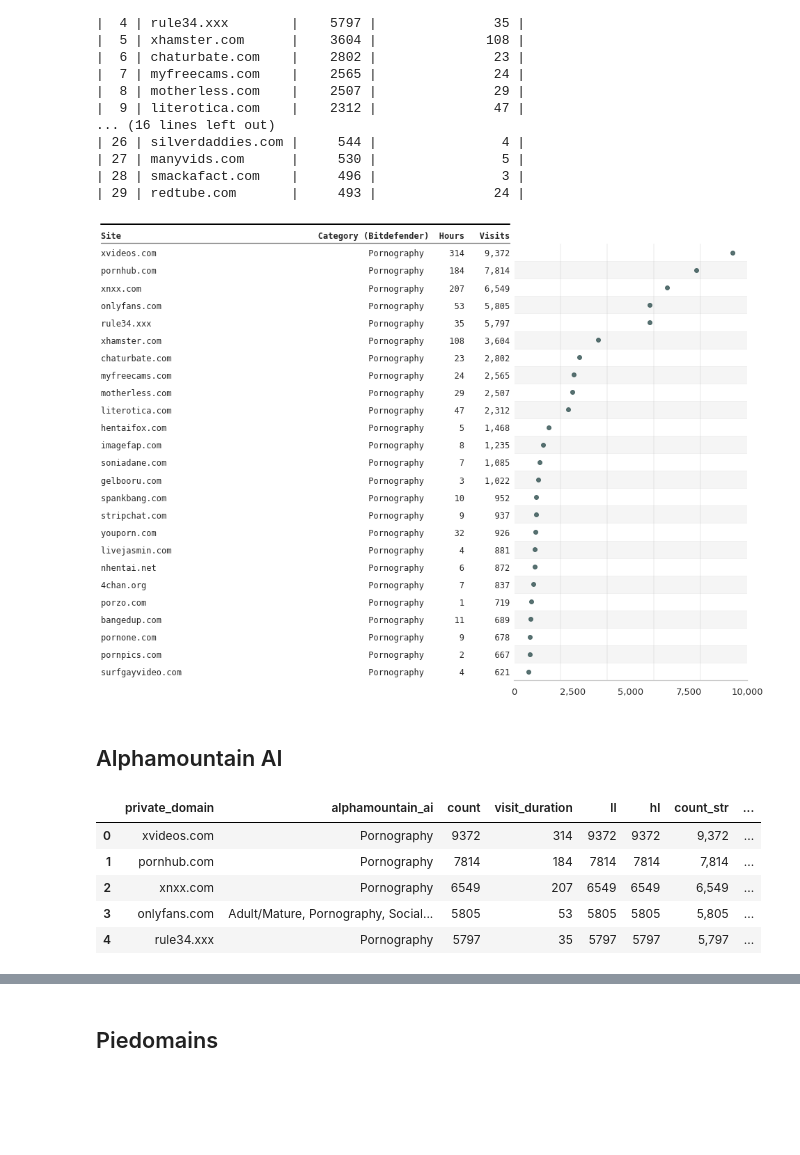
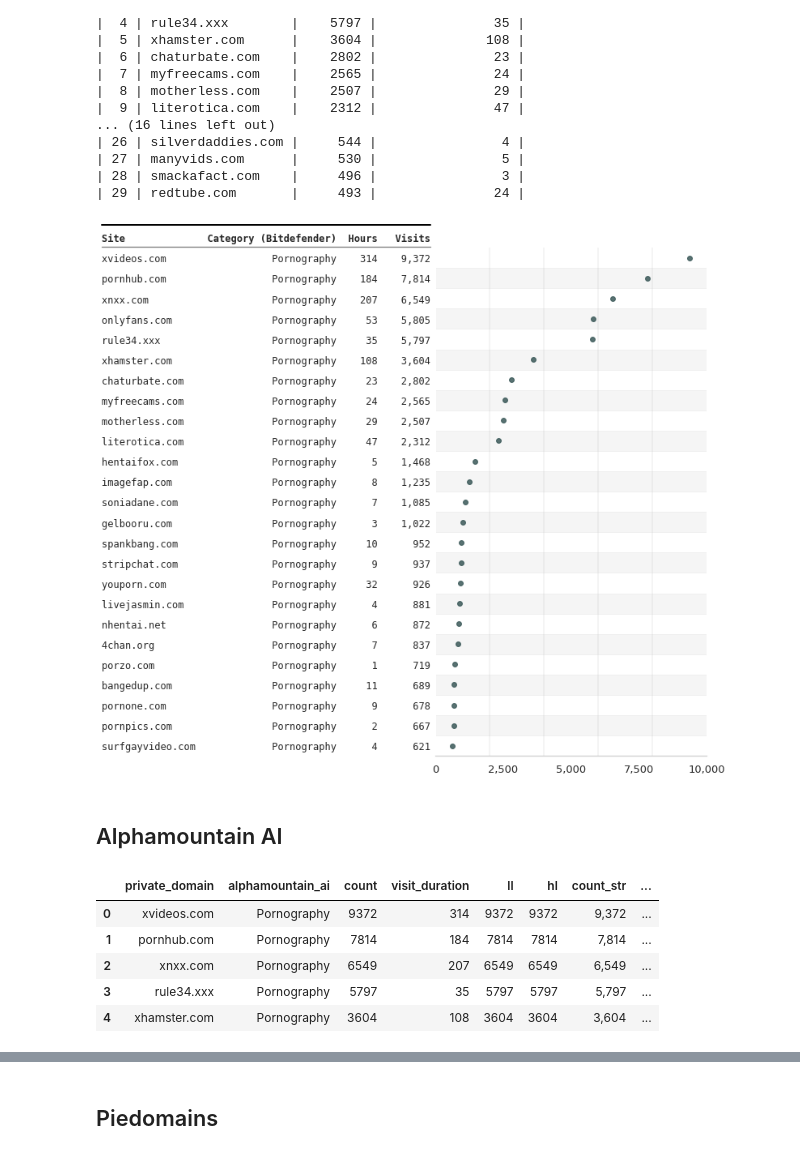
Before and after one commit to soodoku/adult, a Jupyter notebook: scripts/11_topsites-alternative-classifications.ipynb, the cells around one changed output, grey strips where cells are left out. Drawn from its saved outputs; the diff is of its cells as text; code cells hidden in the pictures; blank space fills up the shorter version.

```diff
--- a/scripts/11_topsites-alternative-classifications.ipynb
+++ b/scripts/11_topsites-alternative-classifications.ipynb
@@ -34,8 +34,7 @@ df_vt_categories = (
     # ===================================================
     # Get forcepoint porn
     .assign(
-        forcepoint_porn=lambda df_: (df_["forcepoint_threatseeker"] == "sex")
-        | (df_["forcepoint_threatseeker"] == "adult content")
+        forcepoint_porn=lambda df_: df_["forcepoint_threatseeker"] == "sex"
     )
     .assign(
         forcepoint_adult=lambda df_: df_["forcepoint_threatseeker"] == "adult content"
@@ -46,11 +45,7 @@ df_vt_categories = (
     # ===================================================
     # Get alphamountain_ai porn
     .assign(
-        alphamountain_porn=lambda df_: (
-            df_["alphamountain_ai"].str.contains("porn", case=False)
-        )
-        | (df_["alphamountain_ai"].str.contains("adult", case=False))
-        | (df_["alphamountain_ai"].str.contains("mature", case=False))
+        alphamountain_porn=lambda df_: df_["alphamountain_ai"] == "Pornography"
     )
 )
 df_vt_categories.head()
@@ -353,7 +348,7 @@ ax = forestplot(
     hl="hl",
     varlabel="private_domain",
     annote=["bitdefender", "visit_duration_str", "count_str"],
-    annoteheaders=[25 * " " + "Category (Bitdefender)", "Hours", " Visits"],
+    annoteheaders=[0 * " " + "Category (Bitdefender)", "Hours", " Visits"],
     ci_report=False,
     figsize=(6, 12),
     color_alt_rows=True,
@@ -378,7 +373,7 @@ for vline in [2000, 4000, 6000, 8000]:
     ax.vlines(vline, ymin=-0.5, ymax=24.5, colors=".6", linewidth=0.2)
 save_mpl_fig(os.path.join("../figs/top_25_adultsites_bitdefender"))
 # %% [output]
-[figure, old version]
+[figure, new version]
 # %% [markdown]
 ## Alphamountain AI
 # %%
@@ -428,36 +423,36 @@ df_alpha_count = (
     )
     .assign(alphamountain_ai=lambda df: df.alphamountain_ai.str.title())
     .assign(
         alphamountain_ai=lambda df: np.where(
             df["alphamountain_ai"]
             == "Arts/Culture, Mixed Content/Potentially Adult, Social Networking",
             ".., Mixed Content/Potentially Adult..",
             df["alphamountain_ai"],
         )
     )
     .assign(
         alphamountain_ai=lambda df: np.where(
             df["alphamountain_ai"]
             == "Mixed Content/Potentially Adult, Video/Multimedia",
             "Mixed Content/Potentially Adult..",
             df["alphamountain_ai"],
         )
     )
     #                         .assign(alphamountain_ai=lambda df: np.where(df["alphamountain_ai"]=="Adult/Mature, Pornography, Social Networking", "Adult/Mature, Pornography..", df["alphamountain_ai"]))
     .assign(
         alphamountain_ai=lambda df: df.alphamountain_ai.apply(
-            lambda x: x.rjust(46) if len(x) < 46 else x
+            lambda x: x.rjust(22) if len(x) < 22 else x
         )
     )
 )
 df_alpha_count.head()
 # %% [output]
 |  | private_domain | alphamountain_ai | count | visit_duration | ll | hl | count_str | ... |
 | 0 | xvideos.com | Pornography | 9372 | 314 | 9372 | 9372 | 9,372 | ... |
 | 1 | pornhub.com | Pornography | 7814 | 184 | 7814 | 7814 | 7,814 | ... |
 | 2 | xnxx.com | Pornography | 6549 | 207 | 6549 | 6549 | 6,549 | ... |
-| 3 | onlyfans.com | Adult/Mature, Pornography, Social... | 5805 | 53 | 5805 | 5805 | 5,805 | ... |
-| 4 | rule34.xxx | Pornography | 5797 | 35 | 5797 | 5797 | 5,797 | ... |
+| 3 | rule34.xxx | Pornography | 5797 | 35 | 5797 | 5797 | 5,797 | ... |
+| 4 | xhamster.com | Pornography | 3604 | 108 | 3604 | 3604 | 3,604 | ... |
 # %%
 print(
     (
```
Also changed, not shown: parts of 8 cells of this notebook, 8 other files.
